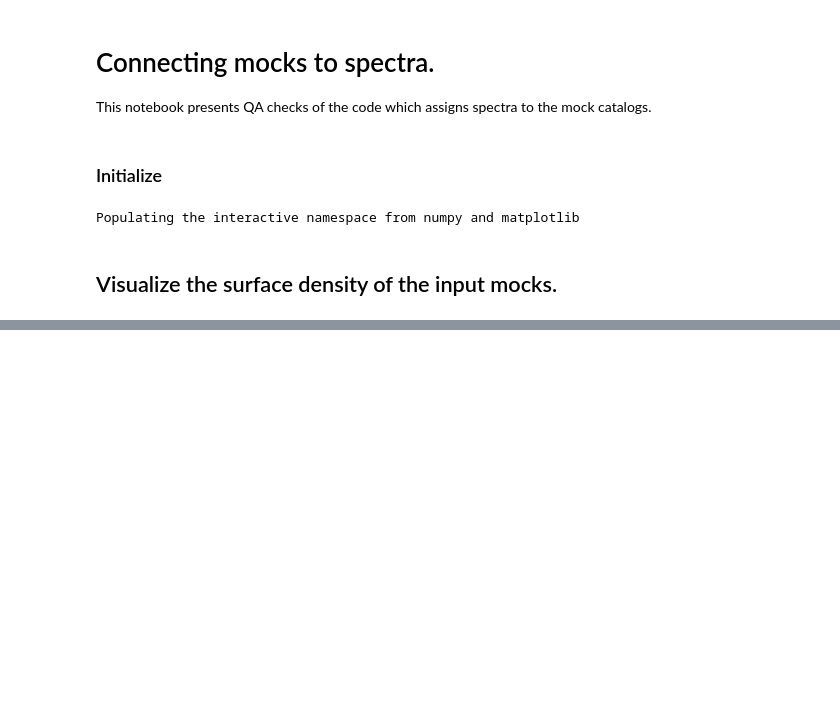
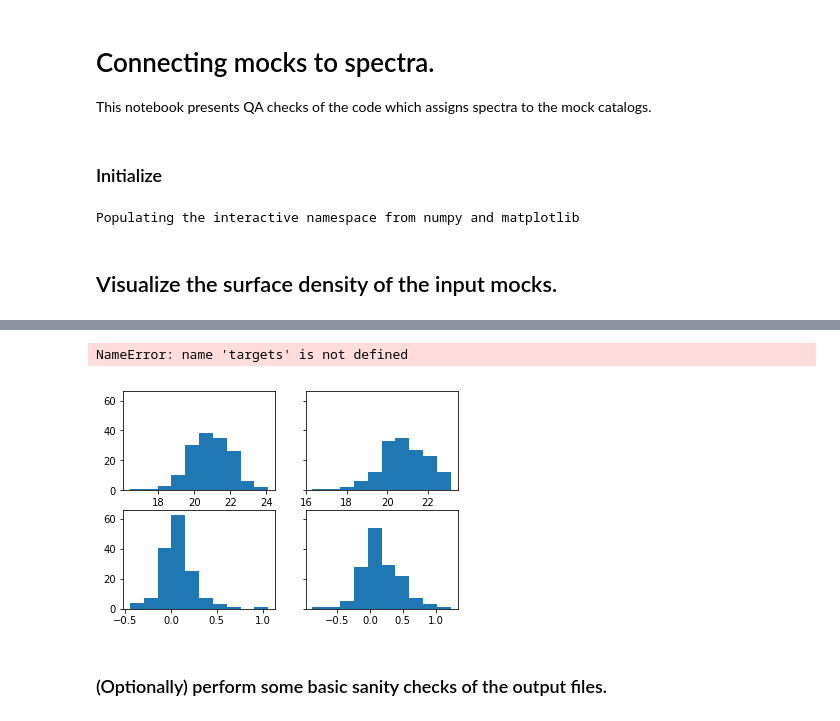
Before and after one commit to desihub/desitarget, a Jupyter notebook: doc/nb/mock-qa.ipynb, the cells around one changed output, grey strips where cells are left out. Drawn from its saved outputs; the diff is of its cells as text; code cells hidden in the pictures; blank space fills up the shorter version.

```diff
--- a/doc/nb/mock-qa.ipynb
+++ b/doc/nb/mock-qa.ipynb
@@ -198,0 +184,3 @@ Writing 15 bricks; 15.5 bricks / sec
+# %%
+targfiles = glob(os.path.join(output_dir, '???', 'targets-*.fits'))#[:1]
+truthfiles = glob(os.path.join(output_dir, '???', 'truth-*.fits'))#[:1]
@@ -199 +213,9 @@ Writing 15 bricks; 15.5 bricks / sec
+# %%
+targets = []
+truth = []
+for targfile, truthfile in zip(np.atleast_1d(targfiles), np.atleast_1d(truthfiles)):
+    targets.append(Table(fitsio.read(targfile, ext=1)))
+    truth.append(Table(fitsio.read(truthfile, ext=2)))
+targets = vstack(targets)
+truth = vstack(truth)
 # %% [markdown]
@@ -200,0 +223,32 @@ Writing 15 bricks; 15.5 bricks / sec
+# %%
+def flux2colors(cat):
+    """Convert DECam/WISE fluxes to magnitudes and colors."""
+    colors = dict()
+    with warnings.catch_warnings(): # ignore missing fluxes (e.g., for QSOs)
+        warnings.simplefilter('ignore')
+        for ii, band in zip((1, 2, 4), ('g', 'r', 'z')):
+            colors[band] = 22.5 - 2.5 * np.log10(cat['DECAM_FLUX'][..., ii].data)
+        for ii, band in zip((0, 1), ('W1', 'W2')):
+            colors[band] = 22.5 - 2.5 * np.log10(cat['WISE_FLUX'][..., ii].data)
+    colors['gr'] = colors['g'] - colors['r']
+    colors['rz'] = colors['r'] - colors['z']
+    colors['rW1'] = colors['r'] - colors['W1']
+    colors['W1W2'] = colors['W1'] - colors['W2']
+    colors['grzflux'] = (cat['DECAM_FLUX'][..., 1] + 0.8 * cat['DECAM_FLUX'][..., 2] + # for QSOs
+                         0.5 * cat['DECAM_FLUX'][..., 4]).data / 2.3
+    colors['Wflux'] = 0.75 * cat['WISE_FLUX'][..., 0] + 0.25 * cat['WISE_FLUX'][..., 1]
+    return colors
+# %%
+def qaplot_grzW1W2_mags(targets, truth, objtype='ELG'):
+    targcol = flux2colors(targets)
+    truecol = flux2colors(truth)
+    if objtype.upper() == 'QSO':
+        fig, ((ax1, ax2), (ax3, ax4)) = plt.subplots(2, 2, sharey=True)
+        ax1.hist(truecol['g'][np.isfinite(truecol['g'])])
+        ax2.hist(truecol['r'][np.isfinite(truecol['r'])])
+        ax3.hist(truecol['gr'][np.isfinite(truecol['gr'])])
+        ax4.hist(truecol['rz'][np.isfinite(truecol['rz'])])
+    #ax[0].set_ylabel('$g - r$')
+    #for thisax in ax:
+    #    thisax.set_xlabel('$r - z$')
+    #fig.subplots_adjust(wspace=0.1)
@@ -200,0 +265,4 @@ Writing 15 bricks; 15.5 bricks / sec
+# %%
+targcol, trucol = flux2colors(targets), flux2colors(truth)
+# %% [output]
+NameError: name 'targets' is not defined
@@ -200,0 +271,4 @@ Writing 15 bricks; 15.5 bricks / sec
+# %%
+qaplot_grzW1W2_mags(targets, truth)
+# %% [output]
+[figure, added]
@@ -200,0 +286,2 @@ Writing 15 bricks; 15.5 bricks / sec
+# %% [markdown]
+### (Optionally) perform some basic sanity checks of the output files.
```
Also changed, not shown: parts of 28 cells of this notebook.
